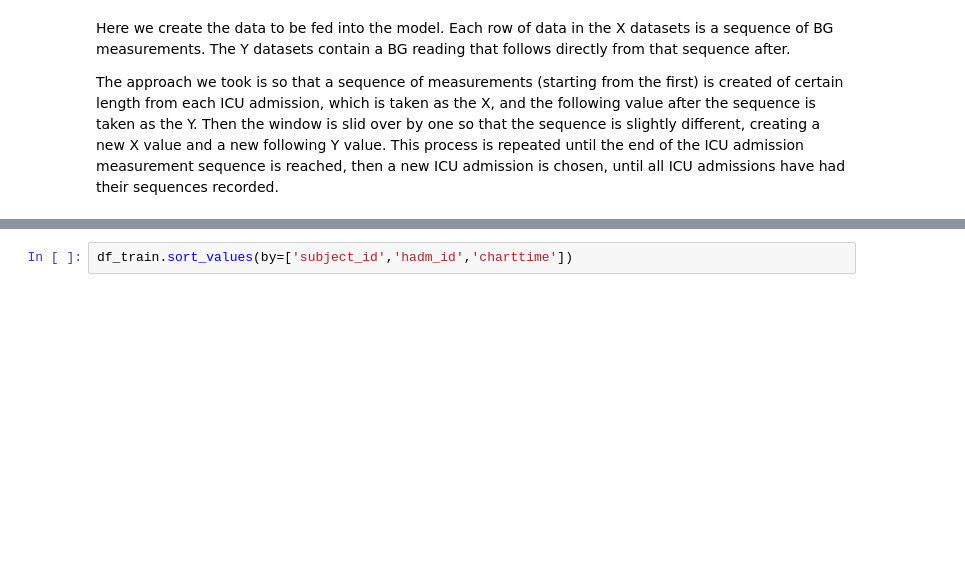
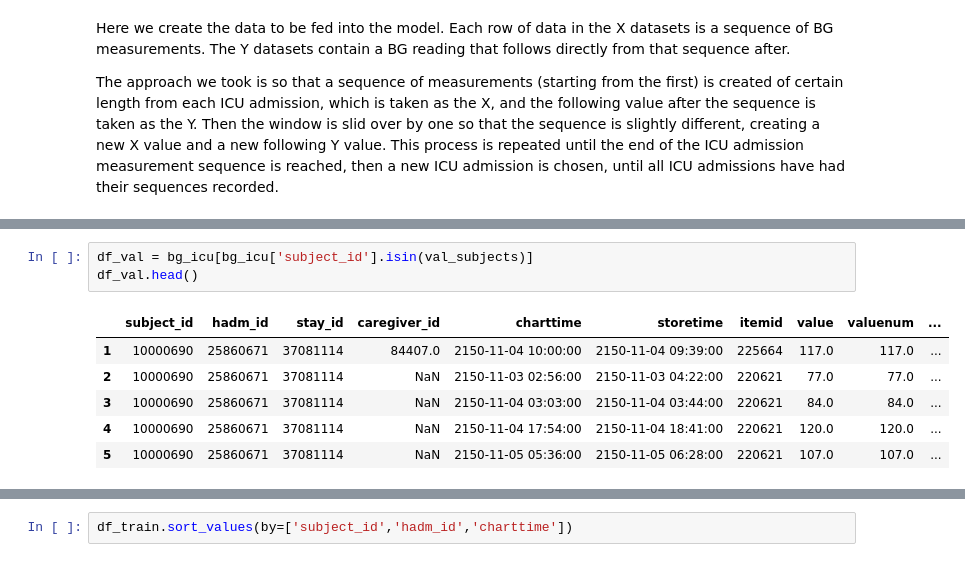
Before and after one commit to Mashal199/DysglycemiaPrediction, a Jupyter notebook: LSTM Model.ipynb, the cells around one changed output, grey strips where cells are left out. Cells and saved outputs as stored; diff of their text form; blank space fills up the shorter version.

```diff
--- a/LSTM Model.ipynb
+++ b/LSTM Model.ipynb
@@ -129,3 +151,13 @@ df_train.head()
 | 8 | 10000980 | 26913865 | 39765666 | 64209.0 | 2189-06-27 16:00:00 | 2189-06-27 16:24:00 | 225664 | 109.0 | 109.0 | ... |
 | 9 | 10001217 | 24597018 | 37067082 | NaN | 2157-11-21 03:16:00 | 2157-11-21 04:53:00 | 220621 | 113.0 | 113.0 | ... |
 | 10 | 10001217 | 27703517 | 34592300 | 80429.0 | 2157-12-19 22:00:00 | 2157-12-19 22:11:00 | 225664 | 145.0 | 145.0 | ... |
+# %%
+df_val = bg_icu[bg_icu['subject_id'].isin(val_subjects)]
+df_val.head()
+# %% [output]
+|  | subject_id | hadm_id | stay_id | caregiver_id | charttime | storetime | itemid | value | valuenum | ... |
+| 1 | 10000690 | 25860671 | 37081114 | 84407.0 | 2150-11-04 10:00:00 | 2150-11-04 09:39:00 | 225664 | 117.0 | 117.0 | ... |
+| 2 | 10000690 | 25860671 | 37081114 | NaN | 2150-11-03 02:56:00 | 2150-11-03 04:22:00 | 220621 | 77.0 | 77.0 | ... |
+| 3 | 10000690 | 25860671 | 37081114 | NaN | 2150-11-04 03:03:00 | 2150-11-04 03:44:00 | 220621 | 84.0 | 84.0 | ... |
+| 4 | 10000690 | 25860671 | 37081114 | NaN | 2150-11-04 17:54:00 | 2150-11-04 18:41:00 | 220621 | 120.0 | 120.0 | ... |
+| 5 | 10000690 | 25860671 | 37081114 | NaN | 2150-11-05 05:36:00 | 2150-11-05 06:28:00 | 220621 | 107.0 | 107.0 | ... |
```
Also changed, not shown: parts of 24 cells of this notebook.
